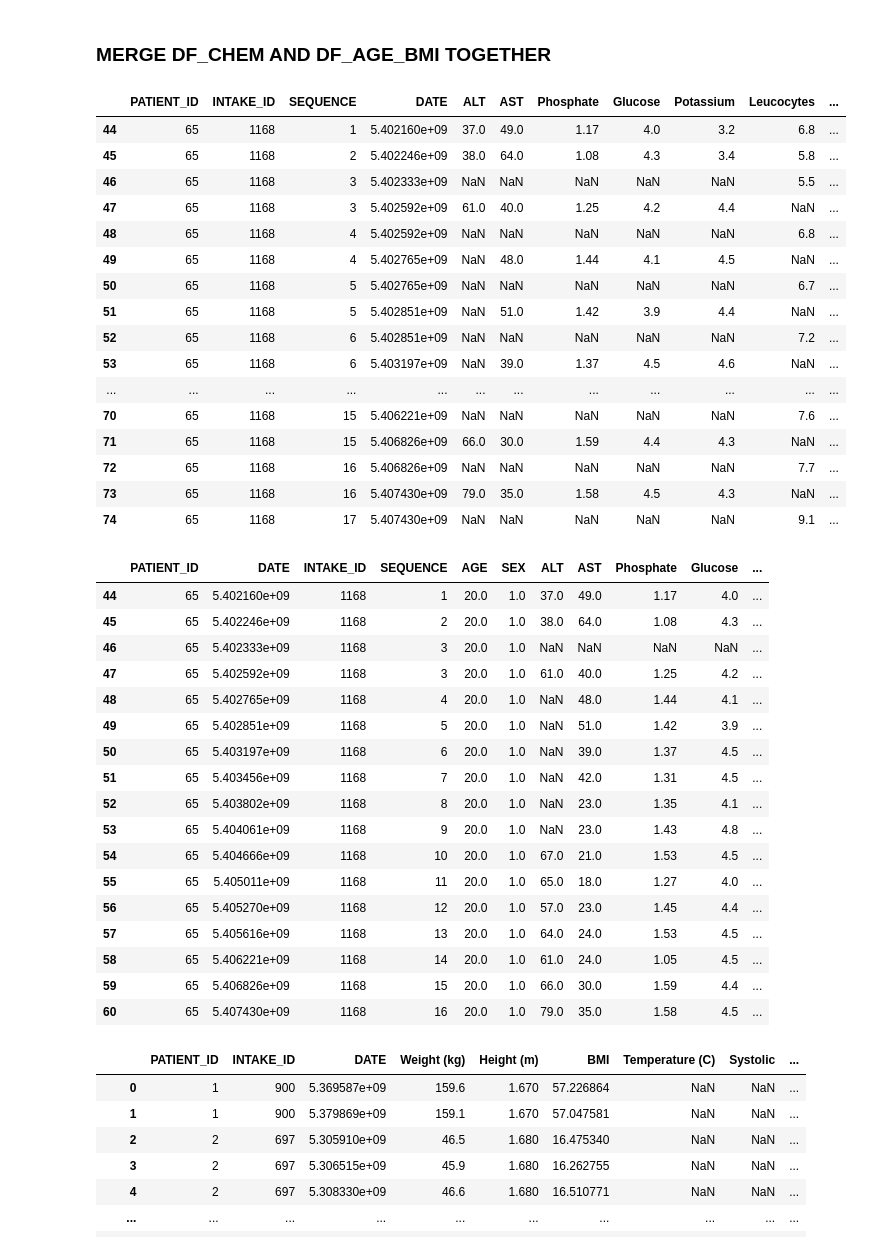
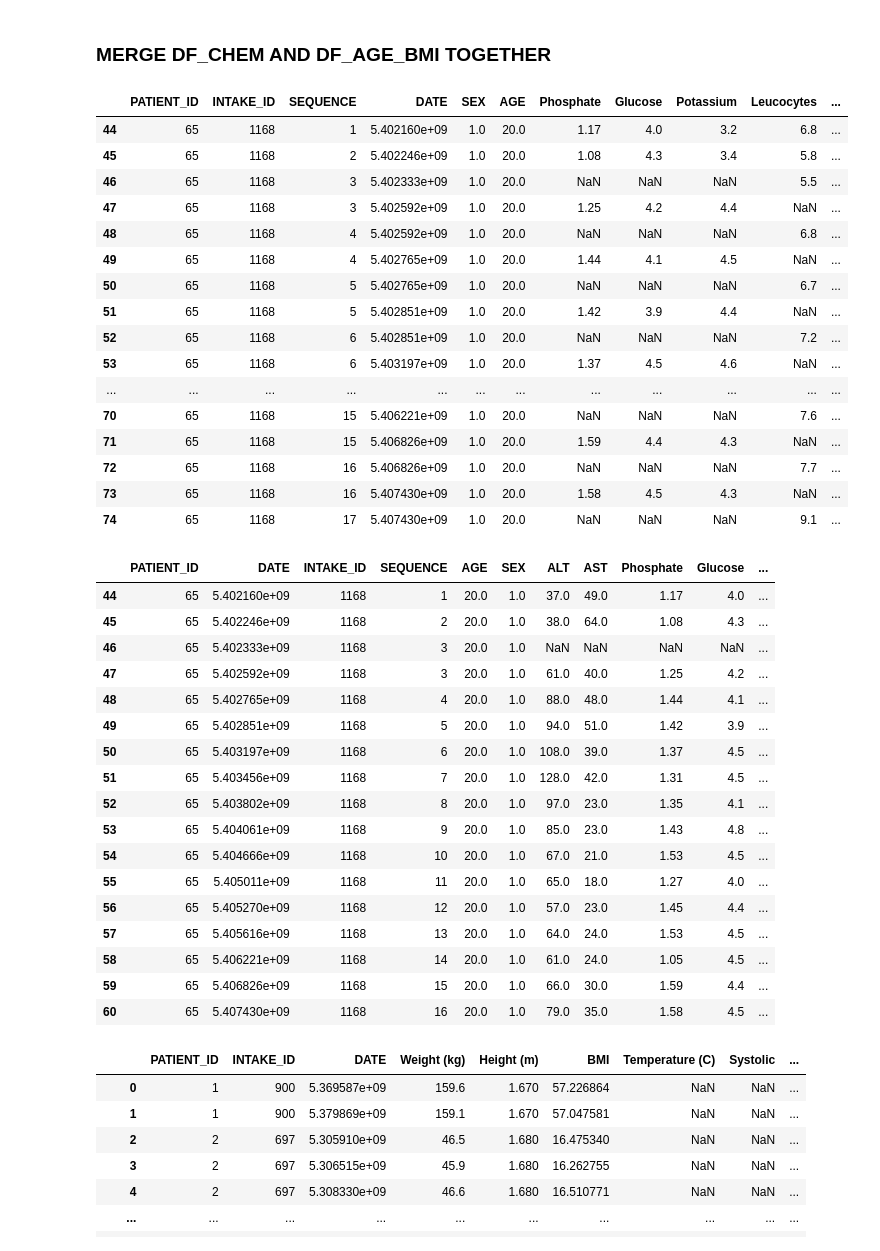
Before and after one commit to puckkwaspen/BEP_RFS, a Jupyter notebook: Preparing Data.ipynb, the cells around one changed output. Cells and saved outputs as stored; diff of their text form; code cells hidden in the pictures.

```diff
--- a/Preparing Data.ipynb
+++ b/Preparing Data.ipynb
@@ -69,8 +69,8 @@ pivot_df['AST'] = pivot_df['AST'].apply(clean_column)
 cols_to_convert = ['Magnesium', 'ALT', 'AST', 'Phosphate', 'Glucose', 'Potassium', 'Leucocytes']
 pivot_df[cols_to_convert] = pivot_df[cols_to_convert].apply(pd.to_numeric, errors='coerce')
 
-pivot_df.loc[pivot_df['AST'] > 80, 'AST'] = np.nan
-pivot_df.loc[pivot_df['ALT'] > 80, 'ALT'] = np.nan
+# pivot_df.loc[pivot_df['AST'] > 80, 'AST'] = np.nan
+# pivot_df.loc[pivot_df['ALT'] > 80, 'ALT'] = np.nan
 
 pivot_df
 # %% [output]
@@ -293,36 +327,36 @@ df_reordered.head(20)
 # %%
 # since we only want AN patients, we should first filter pivot_df based on all the PID that are still in df_reordered
 # so that we only have AN patients in pivot_df before merging
 pivot_df = pivot_df[pivot_df['PATIENT_ID'].isin(df_reordered['PATIENT_ID'])]
 pivot_df.head()
 
 df_merged = pivot_df.merge(df_reordered, on=['PATIENT_ID', 'INTAKE_ID'], how='left')
 
 df_merged.rename(columns={'SEQUENCE_x': 'SEQUENCE', 'DATE_x' : 'DATE'}, inplace=True)
 
 df_merged.drop(['DATE_y', 'SEQUENCE_y'], axis=1, inplace=True)
 
-# df_merged = df_merged.iloc[:, [0,1,2,3, 10, 11, 12, 4,5,6,7,8,9,10]]
+df_merged = df_merged.iloc[:, [0,1,2,3, 11, 12,6,7,8,9,10, 4,5]]
 
 df_merged[df_merged['PATIENT_ID'] == 65]
 # %% [output]
-|  | PATIENT_ID | INTAKE_ID | SEQUENCE | DATE | ALT | AST | Phosphate | Glucose | Potassium | Leucocytes | ... |
-| 44 | 65 | 1168 | 1 | 5.402160e+09 | 37.0 | 49.0 | 1.17 | 4.0 | 3.2 | 6.8 | ... |
-| 45 | 65 | 1168 | 2 | 5.402246e+09 | 38.0 | 64.0 | 1.08 | 4.3 | 3.4 | 5.8 | ... |
-| 46 | 65 | 1168 | 3 | 5.402333e+09 | NaN | NaN | NaN | NaN | NaN | 5.5 | ... |
-| 47 | 65 | 1168 | 3 | 5.402592e+09 | 61.0 | 40.0 | 1.25 | 4.2 | 4.4 | NaN | ... |
-| 48 | 65 | 1168 | 4 | 5.402592e+09 | NaN | NaN | NaN | NaN | NaN | 6.8 | ... |
-| 49 | 65 | 1168 | 4 | 5.402765e+09 | NaN | 48.0 | 1.44 | 4.1 | 4.5 | NaN | ... |
-| 50 | 65 | 1168 | 5 | 5.402765e+09 | NaN | NaN | NaN | NaN | NaN | 6.7 | ... |
-| 51 | 65 | 1168 | 5 | 5.402851e+09 | NaN | 51.0 | 1.42 | 3.9 | 4.4 | NaN | ... |
-| 52 | 65 | 1168 | 6 | 5.402851e+09 | NaN | NaN | NaN | NaN | NaN | 7.2 | ... |
-| 53 | 65 | 1168 | 6 | 5.403197e+09 | NaN | 39.0 | 1.37 | 4.5 | 4.6 | NaN | ... |
+|  | PATIENT_ID | INTAKE_ID | SEQUENCE | DATE | SEX | AGE | Phosphate | Glucose | Potassium | Leucocytes | ... |
+| 44 | 65 | 1168 | 1 | 5.402160e+09 | 1.0 | 20.0 | 1.17 | 4.0 | 3.2 | 6.8 | ... |
+| 45 | 65 | 1168 | 2 | 5.402246e+09 | 1.0 | 20.0 | 1.08 | 4.3 | 3.4 | 5.8 | ... |
+| 46 | 65 | 1168 | 3 | 5.402333e+09 | 1.0 | 20.0 | NaN | NaN | NaN | 5.5 | ... |
+| 47 | 65 | 1168 | 3 | 5.402592e+09 | 1.0 | 20.0 | 1.25 | 4.2 | 4.4 | NaN | ... |
+| 48 | 65 | 1168 | 4 | 5.402592e+09 | 1.0 | 20.0 | NaN | NaN | NaN | 6.8 | ... |
+| 49 | 65 | 1168 | 4 | 5.402765e+09 | 1.0 | 20.0 | 1.44 | 4.1 | 4.5 | NaN | ... |
+| 50 | 65 | 1168 | 5 | 5.402765e+09 | 1.0 | 20.0 | NaN | NaN | NaN | 6.7 | ... |
+| 51 | 65 | 1168 | 5 | 5.402851e+09 | 1.0 | 20.0 | 1.42 | 3.9 | 4.4 | NaN | ... |
+| 52 | 65 | 1168 | 6 | 5.402851e+09 | 1.0 | 20.0 | NaN | NaN | NaN | 7.2 | ... |
+| 53 | 65 | 1168 | 6 | 5.403197e+09 | 1.0 | 20.0 | 1.37 | 4.5 | 4.6 | NaN | ... |
 | ... | ... | ... | ... | ... | ... | ... | ... | ... | ... | ... | ... |
-| 70 | 65 | 1168 | 15 | 5.406221e+09 | NaN | NaN | NaN | NaN | NaN | 7.6 | ... |
-| 71 | 65 | 1168 | 15 | 5.406826e+09 | 66.0 | 30.0 | 1.59 | 4.4 | 4.3 | NaN | ... |
-| 72 | 65 | 1168 | 16 | 5.406826e+09 | NaN | NaN | NaN | NaN | NaN | 7.7 | ... |
-| 73 | 65 | 1168 | 16 | 5.407430e+09 | 79.0 | 35.0 | 1.58 | 4.5 | 4.3 | NaN | ... |
-| 74 | 65 | 1168 | 17 | 5.407430e+09 | NaN | NaN | NaN | NaN | NaN | 9.1 | ... |
+| 70 | 65 | 1168 | 15 | 5.406221e+09 | 1.0 | 20.0 | NaN | NaN | NaN | 7.6 | ... |
+| 71 | 65 | 1168 | 15 | 5.406826e+09 | 1.0 | 20.0 | 1.59 | 4.4 | 4.3 | NaN | ... |
+| 72 | 65 | 1168 | 16 | 5.406826e+09 | 1.0 | 20.0 | NaN | NaN | NaN | 7.7 | ... |
+| 73 | 65 | 1168 | 16 | 5.407430e+09 | 1.0 | 20.0 | 1.58 | 4.5 | 4.3 | NaN | ... |
+| 74 | 65 | 1168 | 17 | 5.407430e+09 | 1.0 | 20.0 | NaN | NaN | NaN | 9.1 | ... |
 # %%
 merged_df = df_merged.groupby(['PATIENT_ID', 'DATE'], as_index=False).agg({
     'INTAKE_ID': 'first',
@@ -346,12 +380,12 @@ merged_df[merged_df['PATIENT_ID'] == 65]
 | 45 | 65 | 5.402246e+09 | 1168 | 2 | 20.0 | 1.0 | 38.0 | 64.0 | 1.08 | 4.3 | ... |
 | 46 | 65 | 5.402333e+09 | 1168 | 3 | 20.0 | 1.0 | NaN | NaN | NaN | NaN | ... |
 | 47 | 65 | 5.402592e+09 | 1168 | 3 | 20.0 | 1.0 | 61.0 | 40.0 | 1.25 | 4.2 | ... |
-| 48 | 65 | 5.402765e+09 | 1168 | 4 | 20.0 | 1.0 | NaN | 48.0 | 1.44 | 4.1 | ... |
-| 49 | 65 | 5.402851e+09 | 1168 | 5 | 20.0 | 1.0 | NaN | 51.0 | 1.42 | 3.9 | ... |
-| 50 | 65 | 5.403197e+09 | 1168 | 6 | 20.0 | 1.0 | NaN | 39.0 | 1.37 | 4.5 | ... |
-| 51 | 65 | 5.403456e+09 | 1168 | 7 | 20.0 | 1.0 | NaN | 42.0 | 1.31 | 4.5 | ... |
-| 52 | 65 | 5.403802e+09 | 1168 | 8 | 20.0 | 1.0 | NaN | 23.0 | 1.35 | 4.1 | ... |
-| 53 | 65 | 5.404061e+09 | 1168 | 9 | 20.0 | 1.0 | NaN | 23.0 | 1.43 | 4.8 | ... |
+| 48 | 65 | 5.402765e+09 | 1168 | 4 | 20.0 | 1.0 | 88.0 | 48.0 | 1.44 | 4.1 | ... |
+| 49 | 65 | 5.402851e+09 | 1168 | 5 | 20.0 | 1.0 | 94.0 | 51.0 | 1.42 | 3.9 | ... |
+| 50 | 65 | 5.403197e+09 | 1168 | 6 | 20.0 | 1.0 | 108.0 | 39.0 | 1.37 | 4.5 | ... |
+| 51 | 65 | 5.403456e+09 | 1168 | 7 | 20.0 | 1.0 | 128.0 | 42.0 | 1.31 | 4.5 | ... |
+| 52 | 65 | 5.403802e+09 | 1168 | 8 | 20.0 | 1.0 | 97.0 | 23.0 | 1.35 | 4.1 | ... |
+| 53 | 65 | 5.404061e+09 | 1168 | 9 | 20.0 | 1.0 | 85.0 | 23.0 | 1.43 | 4.8 | ... |
 | 54 | 65 | 5.404666e+09 | 1168 | 10 | 20.0 | 1.0 | 67.0 | 21.0 | 1.53 | 4.5 | ... |
 | 55 | 65 | 5.405011e+09 | 1168 | 11 | 20.0 | 1.0 | 65.0 | 18.0 | 1.27 | 4.0 | ... |
 | 56 | 65 | 5.405270e+09 | 1168 | 12 | 20.0 | 1.0 | 57.0 | 23.0 | 1.45 | 4.4 | ... |
```
Also changed, not shown: parts of 8 cells of this notebook, 6 other files.
